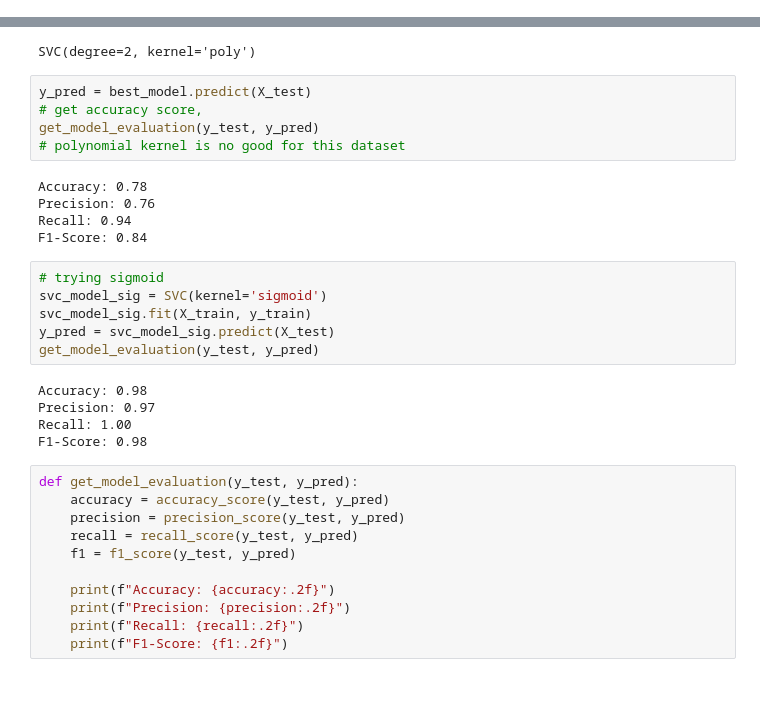
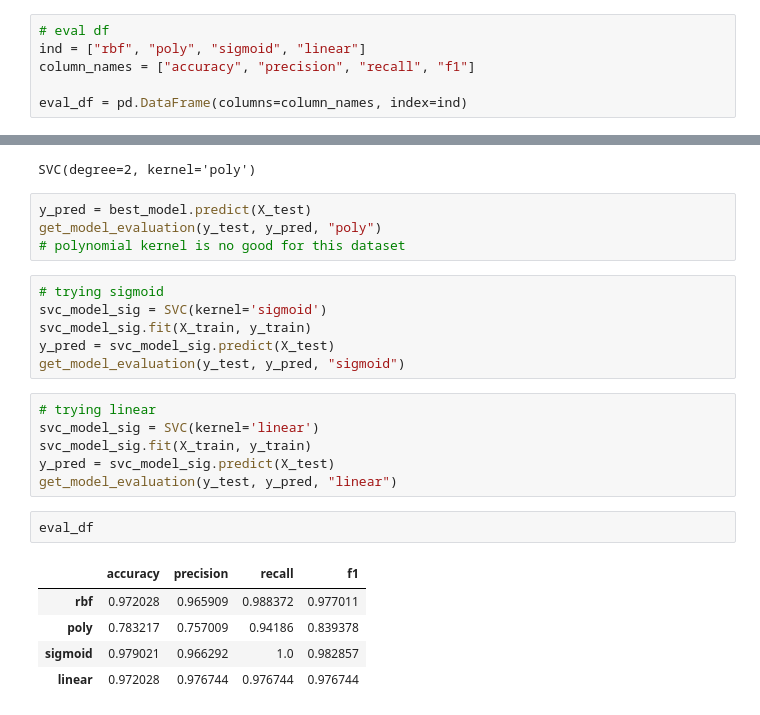
Before and after one commit to Adnan525/breast_cancer, a Jupyter notebook: breast_cancer.ipynb, the cells around one changed output, grey strips where cells are left out. Cells and saved outputs as stored; diff of their text form; blank space fills up the shorter version.

Commit message:
eval_df added

```diff
--- a/breast_cancer.ipynb
+++ b/breast_cancer.ipynb
@@ -63,3 +63,9 @@ y = df["target"]
 # %%
 from sklearn.model_selection import train_test_split
 X_train, X_test, y_train, y_test = train_test_split(X, y, test_size = 0.25, random_state = 20)
+# %%
+# eval df
+ind = ["rbf", "poly", "sigmoid", "linear"]
+column_names = ["accuracy", "precision", "recall", "f1"]
+
+eval_df = pd.DataFrame(columns=column_names, index=ind)
@@ -199,33 +207,25 @@ best_model.fit(X_train, y_train)
 SVC(degree=2, kernel='poly')
 # %%
 y_pred = best_model.predict(X_test)
-# get accuracy score,
-get_model_evaluation(y_test, y_pred)
+get_model_evaluation(y_test, y_pred, "poly")
 # polynomial kernel is no good for this dataset
-# %% [output]
-Accuracy: 0.78
-Precision: 0.76
-Recall: 0.94
-F1-Score: 0.84
 # %%
 # trying sigmoid
 svc_model_sig = SVC(kernel='sigmoid')
 svc_model_sig.fit(X_train, y_train)
 y_pred = svc_model_sig.predict(X_test)
-get_model_evaluation(y_test, y_pred)
+get_model_evaluation(y_test, y_pred, "sigmoid")
-# %% [output]
-Accuracy: 0.98
-Precision: 0.97
-Recall: 1.00
-F1-Score: 0.98
-# %%
-def get_model_evaluation(y_test, y_pred):
-    accuracy = accuracy_score(y_test, y_pred)
-    precision = precision_score(y_test, y_pred)
-    recall = recall_score(y_test, y_pred)
-    f1 = f1_score(y_test, y_pred)
-
-    print(f"Accuracy: {accuracy:.2f}")
-    print(f"Precision: {precision:.2f}")
-    print(f"Recall: {recall:.2f}")
-    print(f"F1-Score: {f1:.2f}")
+# %%
+# trying linear
+svc_model_sig = SVC(kernel='linear')
+svc_model_sig.fit(X_train, y_train)
+y_pred = svc_model_sig.predict(X_test)
+get_model_evaluation(y_test, y_pred, "linear")
+# %%
+eval_df
+# %% [output]
+|  | accuracy | precision | recall | f1 |
+| rbf | 0.972028 | 0.965909 | 0.988372 | 0.977011 |
+| poly | 0.783217 | 0.757009 | 0.94186 | 0.839378 |
+| sigmoid | 0.979021 | 0.966292 | 1.0 | 0.982857 |
+| linear | 0.972028 | 0.976744 | 0.976744 | 0.976744 |
```
Also changed, not shown: parts of 3 cells of this notebook.
